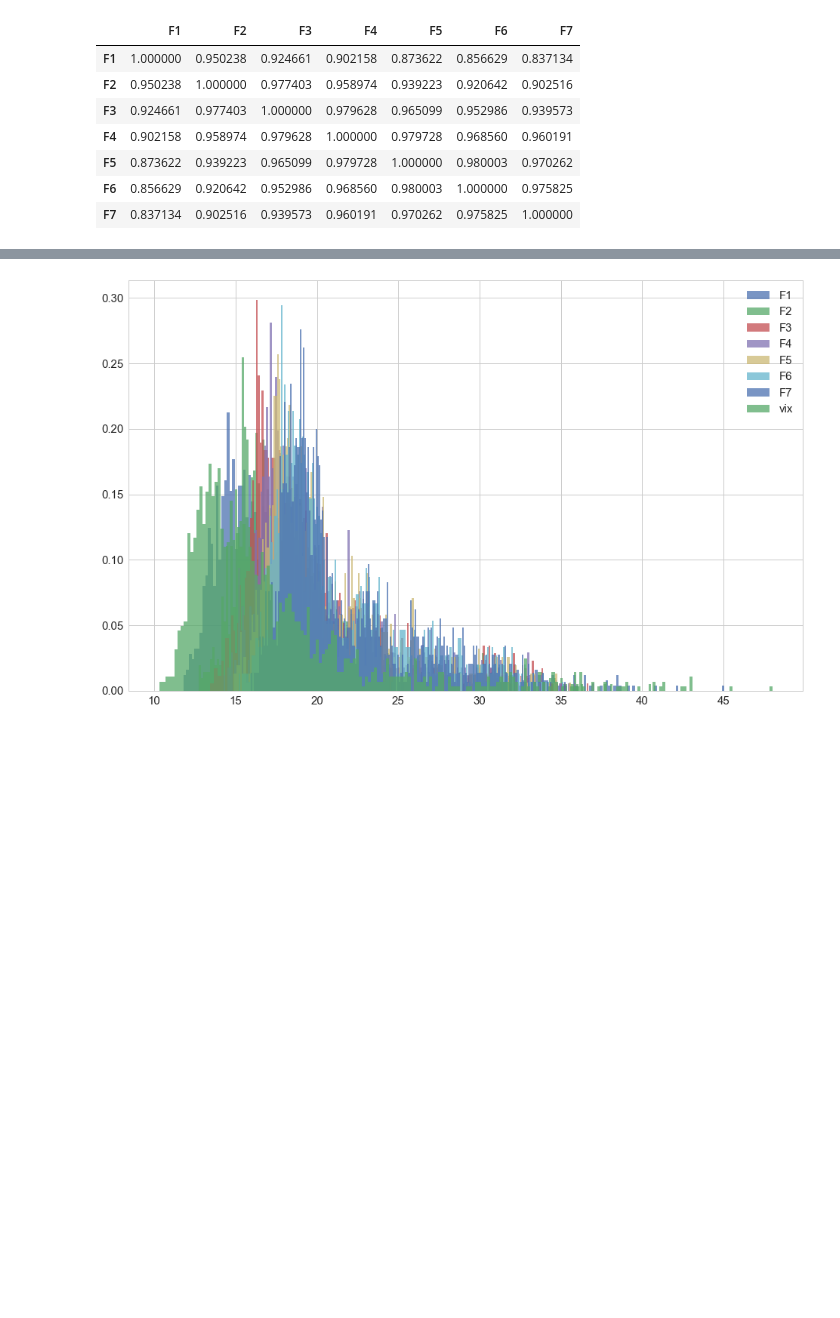
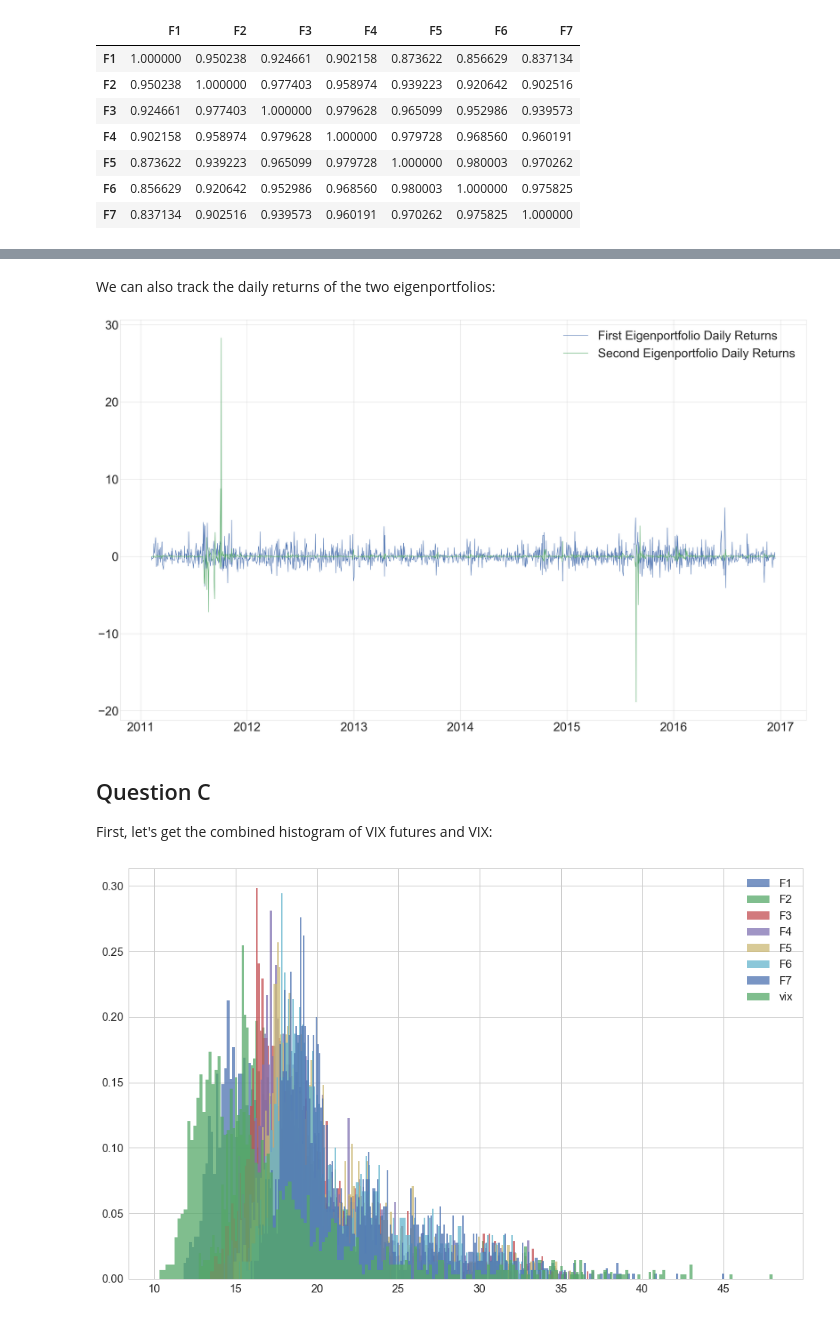
Before and after one commit to canelbiryol/Risk_Portfolio_Management, a Jupyter notebook: Homework3/Homework3.ipynb, the cells around one changed output, grey strips where cells are left out. Saved outputs shown, nothing was run; the diff lists cells and outputs as text; code cells hidden in the pictures; blank space fills up the shorter version.

Commit message:
Completed Questions A, B, and C

```diff
--- a/Homework3/Homework3.ipynb
+++ b/Homework3/Homework3.ipynb
@@ -145,0 +208,19 @@ plt.show()
+# %% [markdown]
+We can also track the daily returns of the two eigenportfolios:
+# %%
+sns.set(font_scale=5)
+sns.set_style("whitegrid")
+fig, ax = plt.subplots(figsize=(50,30))
+
+df_ret_first_eigenportfolio = df_value_first_eigenportfolio.pct_change()[1:]
+df_ret_second_eigenportfolio = df_value_second_eigenportfolio.pct_change()[1:]
+ax.plot(df_ret_first_eigenportfolio/df_ret_first_eigenportfolio.std(), label='First Eigenportfolio Daily Returns')
+ax.plot(df_ret_second_eigenportfolio/df_ret_second_eigenportfolio.std(), label='Second Eigenportfolio Daily Returns')
+plt.legend(loc='best')
+plt.show()
+# %% [output]
+[figure, added]
+# %% [markdown]
+## Question C
+
+First, let's get the combined histogram of VIX futures and VIX:
```
Also changed, not shown: parts of 42 cells of this notebook.
